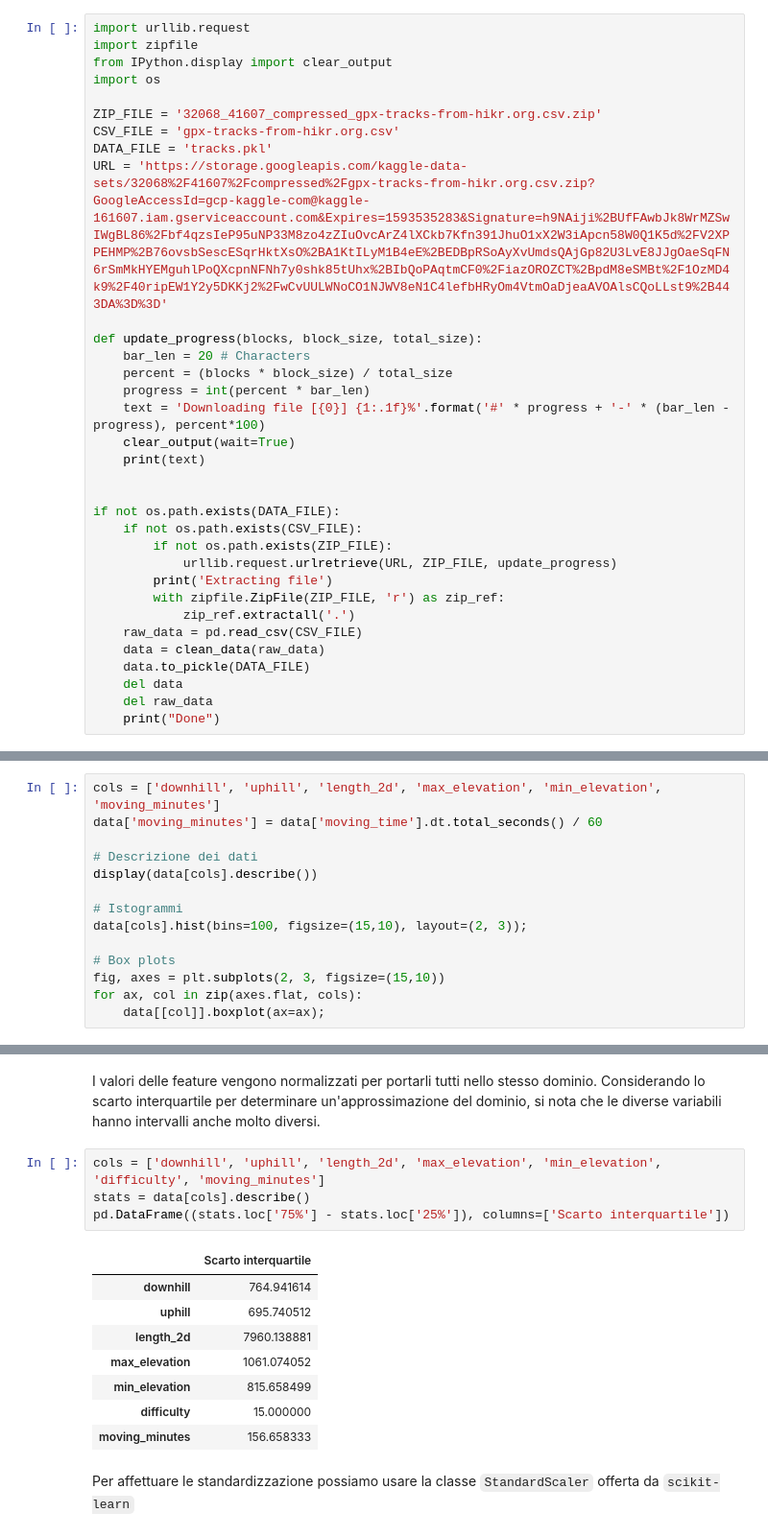
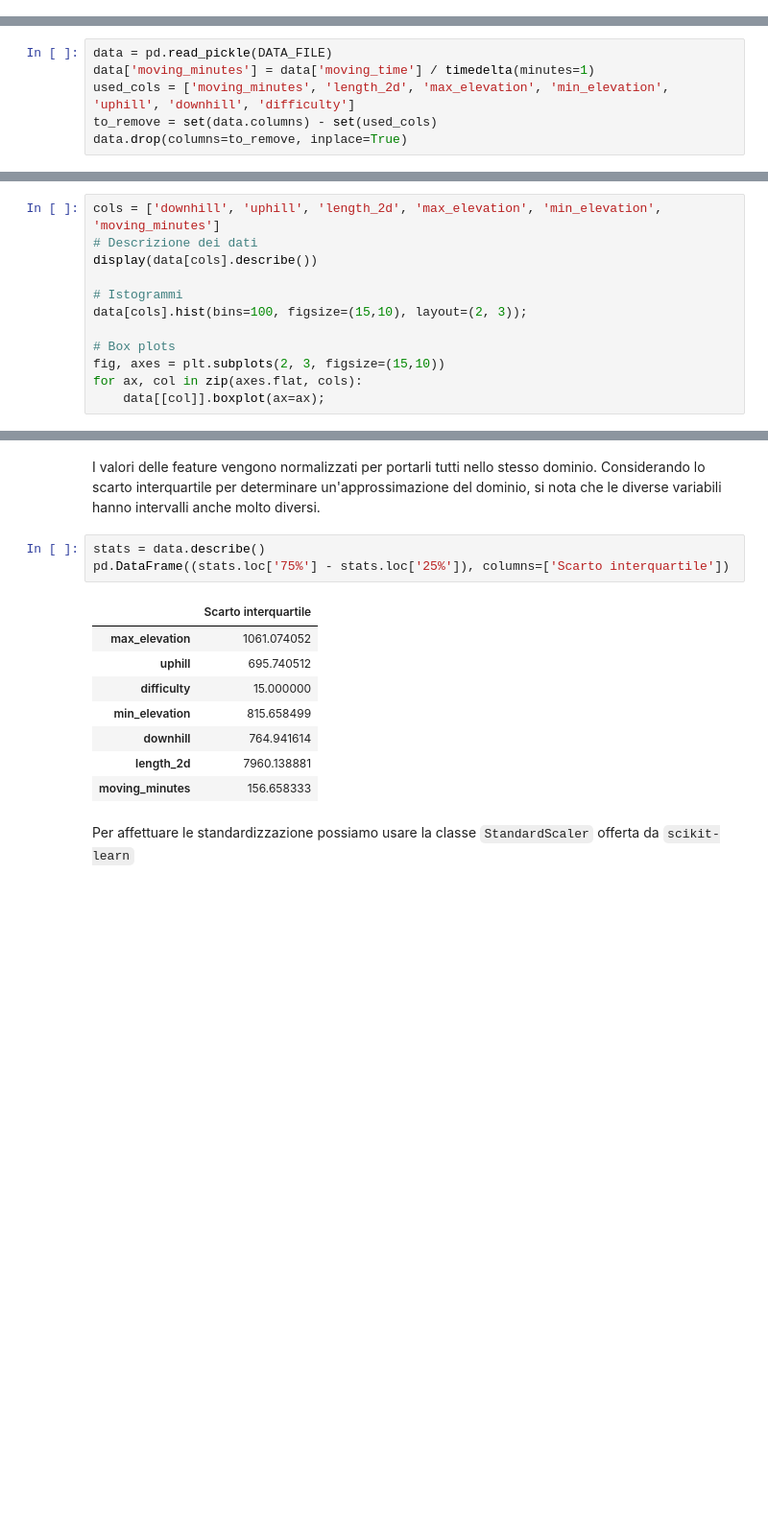
Before and after one commit to Carlovan/hiking-time-predictor, a Jupyter notebook: Progetto.ipynb, the cells around one changed output, grey strips where cells are left out. Shown at 96% size. Drawn from its saved outputs; the diff is of its cells as text; blank space fills up the shorter version.

```diff
--- a/Progetto.ipynb
+++ b/Progetto.ipynb
@@ -160,36 +55,3 @@ def clean_data(data):
 # %% [markdown]
 Se necessario il dataset viene scaricato e le trasformazioni descritte sopra vengono applicate. Il risultato viene poi salvato in un file dedicato in formato Pickle.
 **NB**: in questa fase vengono scaricati e salvati i dati SRTM nella cartella locale `srtm_cache`; essa può crescere molto per cui è una buona idea cancellarla dopo averla utilizzata.
-# %%
-import urllib.request
-import zipfile
-from IPython.display import clear_output
-import os
-
-ZIP_FILE = '32068_41607_compressed_gpx-tracks-from-hikr.org.csv.zip'
-CSV_FILE = 'gpx-tracks-from-hikr.org.csv'
-DATA_FILE = 'tracks.pkl'
-URL = 'https://storage.googleapis.com/kaggle-data-sets/32068%2F41607%2Fcompressed%2Fgpx-tracks-from-hikr.org.csv.zip?GoogleAccessId=gcp-kaggle-com@kaggle-161607.iam.gserviceaccount.com&Expires=1593535283&Signature=h9NAiji%2BUfFAwbJk8WrMZSwIWgBL86%2Fbf4qzsIeP95uNP33M8zo4zZIuOvcArZ4lXCkb7Kfn391JhuO1xX2W3iApcn58W0Q1K5d%2FV2XPPEHMP%2B76ovsbSescESqrHktXsO%2BA1KtILyM1B4eE%2BEDBpRSoAyXvUmdsQAjGp82U3LvE8JJgOaeSqFN6rSmMkHYEMguhlPoQXcpnNFNh7y0shk85tUhx%2BIbQoPAqtmCF0%2FiazOROZCT%2BpdM8eSMBt%2F1OzMD4k9%2F40ripEW1Y2y5DKKj2%2FwCvUULWNoCO1NJWV8eN1C4lefbHRyOm4VtmOaDjeaAVOAlsCQoLLst9%2B443DA%3D%3D'
-
-def update_progress(blocks, block_size, total_size):
-    bar_len = 20 # Characters
-    percent = (blocks * block_size) / total_size
-    progress = int(percent * bar_len)
-    text = 'Downloading file [{0}] {1:.1f}%'.format('#' * progress + '-' * (bar_len - progress), percent*100)
-    clear_output(wait=True)
-    print(text)
-
-
-if not os.path.exists(DATA_FILE):
-    if not os.path.exists(CSV_FILE):
-        if not os.path.exists(ZIP_FILE):
-            urllib.request.urlretrieve(URL, ZIP_FILE, update_progress)
-        print('Extracting file')
-        with zipfile.ZipFile(ZIP_FILE, 'r') as zip_ref:
-            zip_ref.extractall('.')
-    raw_data = pd.read_csv(CSV_FILE)
-    data = clean_data(raw_data)
-    data.to_pickle(DATA_FILE)
-    del data
-    del raw_data
-    print("Done")
@@ -200,10 +63,14 @@ useful_fields = ['moving_time', 'length_2d', 'max_elevation', 'min_elevation', '
+# %%
+data = pd.read_pickle(DATA_FILE)
+data['moving_minutes'] = data['moving_time'] / timedelta(minutes=1)
+used_cols = ['moving_minutes', 'length_2d', 'max_elevation', 'min_elevation', 'uphill', 'downhill', 'difficulty']
+to_remove = set(data.columns) - set(used_cols)
+data.drop(columns=to_remove, inplace=True)
 # %% [markdown]
 ## Analisi dei dati
 A giudicare dai grafici, in particolare i _Box Plot_ , si può notare l'elevata presenza di outliers; in questo caso però i dati sono verosimili ed è improbabile che derivino da errori di qualsiasi tipo: sono semplicemente percorsi "estremi" che vengono effettuati molto di rado perchè estremamente impegnativi. Si è scelto dunque di mantenerli dato che contengono comunque informazioni utili.
 # %%
 cols = ['downhill', 'uphill', 'length_2d', 'max_elevation', 'min_elevation', 'moving_minutes']
-data['moving_minutes'] = data['moving_time'].dt.total_seconds() / 60
-
 # Descrizione dei dati
 display(data[cols].describe())
 
@@ -282,17 +149,16 @@ data['difficulty'] = data['difficulty'].factorize(sort=True)[0]**2
 # %% [markdown]
 I valori delle feature vengono normalizzati per portarli tutti nello stesso dominio. Considerando lo scarto interquartile per determinare un'approssimazione del dominio, si nota che le diverse variabili hanno intervalli anche molto diversi.
 # %%
-cols = ['downhill', 'uphill', 'length_2d', 'max_elevation', 'min_elevation', 'difficulty', 'moving_minutes']
-stats = data[cols].describe()
+stats = data.describe()
 pd.DataFrame((stats.loc['75%'] - stats.loc['25%']), columns=['Scarto interquartile'])
 # %% [output]
 |  | Scarto interquartile |
+| max_elevation | 1061.074052 |
+| uphill | 695.740512 |
+| difficulty | 15.000000 |
+| min_elevation | 815.658499 |
 | downhill | 764.941614 |
-| uphill | 695.740512 |
 | length_2d | 7960.138881 |
-| max_elevation | 1061.074052 |
-| min_elevation | 815.658499 |
-| difficulty | 15.000000 |
 | moving_minutes | 156.658333 |
 # %% [markdown]
 Per affettuare le standardizzazione possiamo usare la classe `StandardScaler` offerta da `scikit-learn`
```
Also changed, not shown: parts of 18 cells of this notebook, 3 other files.
